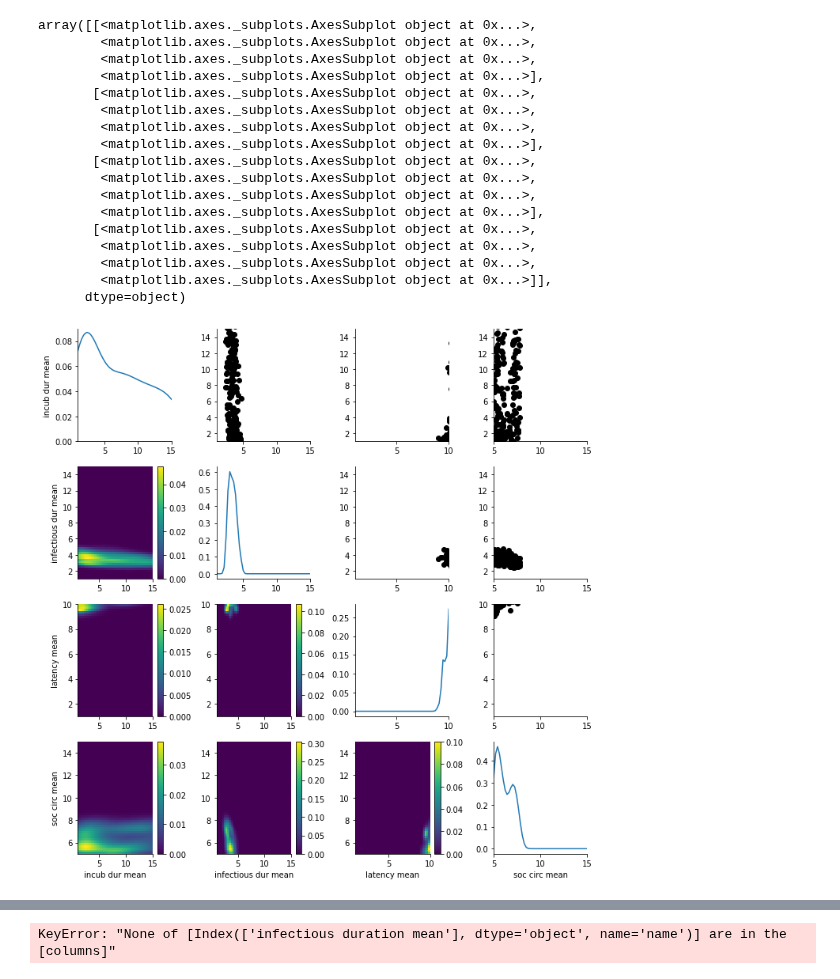
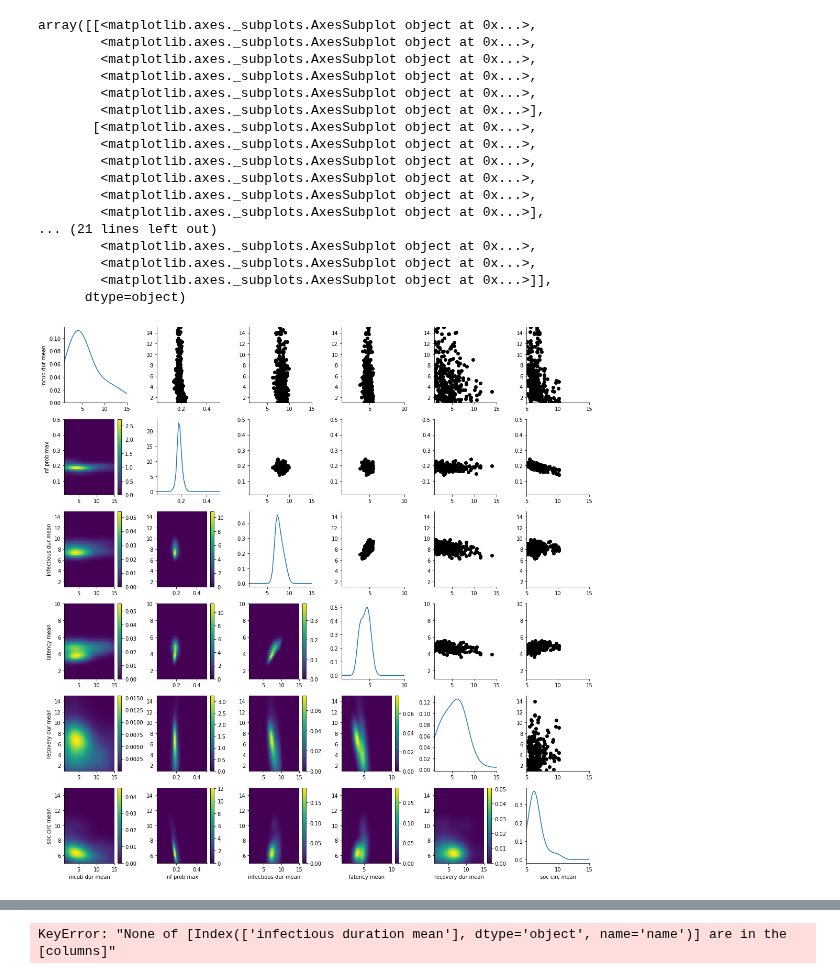
Before and after one commit to chrhck/contagion, a Jupyter notebook: examples/plot_fitresult.ipynb, the cells around one changed output, grey strips where cells are left out. Saved outputs shown, nothing was run; the diff lists cells and outputs as text; code cells hidden in the pictures.

```diff
--- a/examples/plot_fitresult.ipynb
+++ b/examples/plot_fitresult.ipynb
@@ -11,30 +11,32 @@ h_loaded = History(db_path)
 # %%
 df, w = h_loaded.get_distribution(m=0)
 plot_kde_matrix(df, w,
                 limits={
                     "latency mean": [1, 10],
                     "soc circ mean": [5, 15],
                     "infectious dur mean": [1, 15],
-                    "incub dur mean": [1, 15]})
+                    "incub dur mean": [1, 15],
+                    "inf prob max": [0.01, 0.5],
+                    "recovery dur mean": [1, 15]})
 # %% [output]
 array([[<matplotlib.axes._subplots.AxesSubplot object at 0x...>,
+        <matplotlib.axes._subplots.AxesSubplot object at 0x...>,
+        <matplotlib.axes._subplots.AxesSubplot object at 0x...>,
         <matplotlib.axes._subplots.AxesSubplot object at 0x...>,
         <matplotlib.axes._subplots.AxesSubplot object at 0x...>,
         <matplotlib.axes._subplots.AxesSubplot object at 0x...>],
        [<matplotlib.axes._subplots.AxesSubplot object at 0x...>,
         <matplotlib.axes._subplots.AxesSubplot object at 0x...>,
         <matplotlib.axes._subplots.AxesSubplot object at 0x...>,
-        <matplotlib.axes._subplots.AxesSubplot object at 0x...>],
-       [<matplotlib.axes._subplots.AxesSubplot object at 0x...>,
         <matplotlib.axes._subplots.AxesSubplot object at 0x...>,
         <matplotlib.axes._subplots.AxesSubplot object at 0x...>,
         <matplotlib.axes._subplots.AxesSubplot object at 0x...>],
-       [<matplotlib.axes._subplots.AxesSubplot object at 0x...>,
+... (21 lines left out)
         <matplotlib.axes._subplots.AxesSubplot object at 0x...>,
         <matplotlib.axes._subplots.AxesSubplot object at 0x...>,
         <matplotlib.axes._subplots.AxesSubplot object at 0x...>]],
       dtype=object)
-[figure, old version]
+[figure, new version]
 # %%
 df, w = h_loaded.get_distribution(m=0,)
 par_means = {col: np.average(df[col].values, weights=w )for col in df.columns}
```
Also changed, not shown: parts of 1 cell of this notebook, 3 other files.
